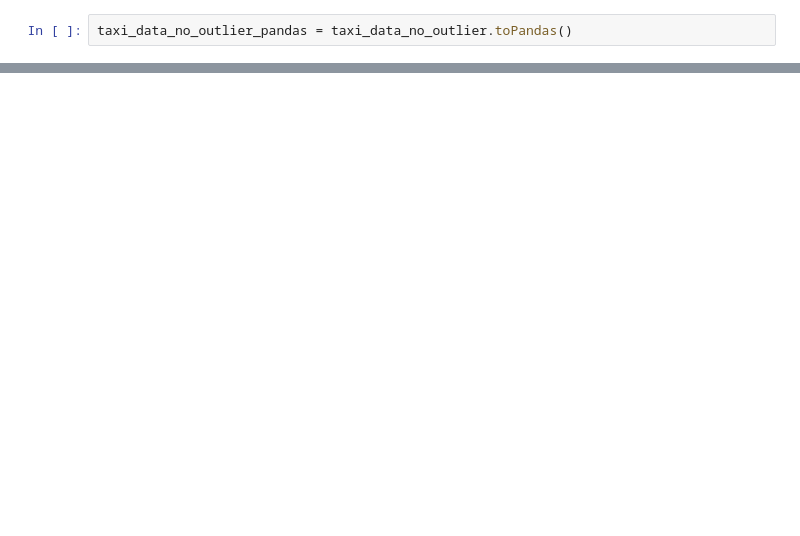
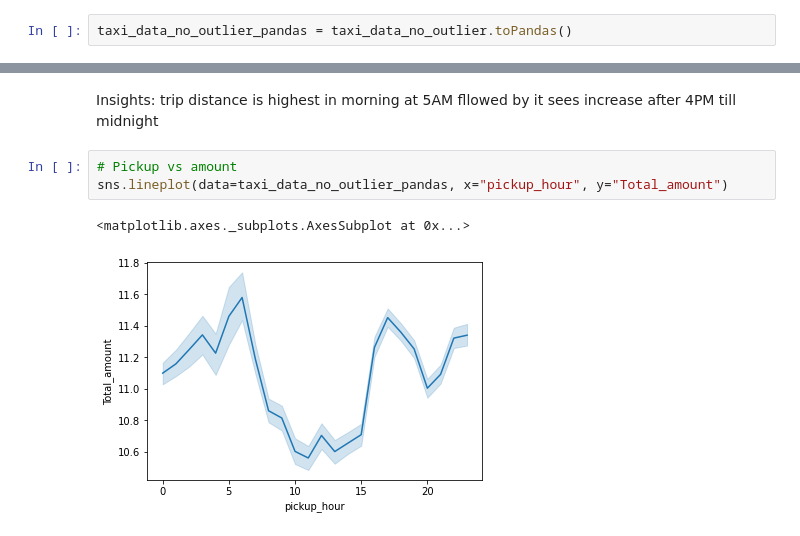
Before and after one commit to Rishabhjuneja/NYC-Taxi, a Jupyter notebook: exploartion_pyspark.ipynb, the cells around one changed output, grey strips where cells are left out. Saved outputs shown, nothing was run; the diff lists cells and outputs as text; blank space fills up the shorter version.

```diff
--- a/exploartion_pyspark.ipynb
+++ b/exploartion_pyspark.ipynb
@@ -345,0 +397,8 @@ AttributeError: ignored
+# %% [markdown]
+Insights: trip distance is highest in morning at 5AM fllowed by it sees increase after 4PM till midnight
+# %%
+# Pickup vs amount
+sns.lineplot(data=taxi_data_no_outlier_pandas, x="pickup_hour", y="Total_amount")
+# %% [output]
+<matplotlib.axes._subplots.AxesSubplot at 0x...>
+[figure, added]
```
Also changed, not shown: parts of 23 cells of this notebook.
